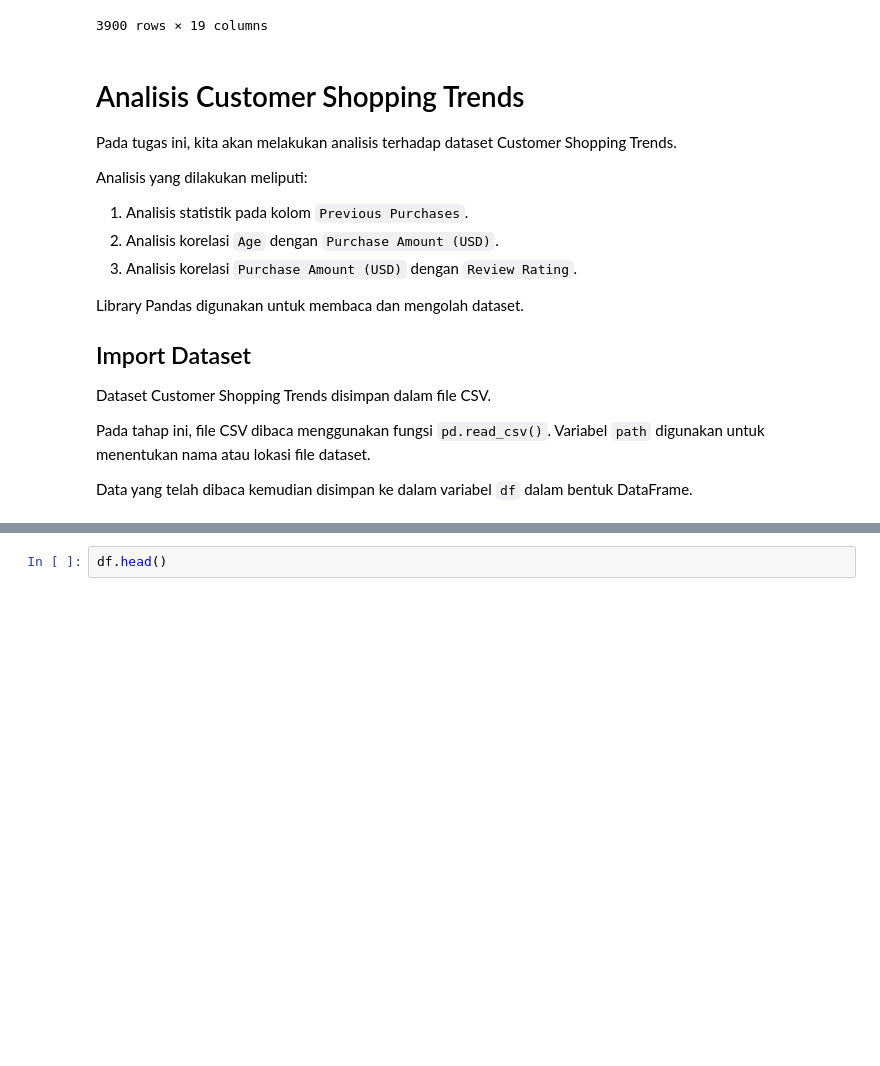
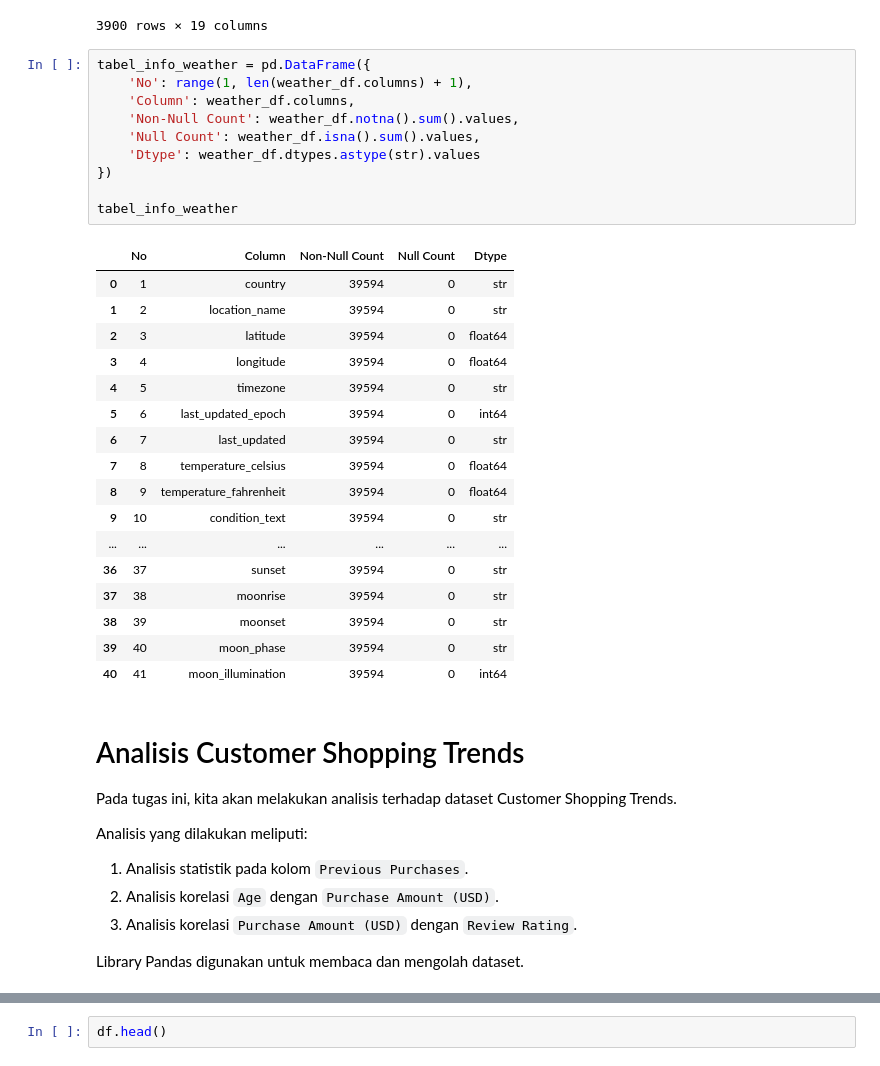
Before and after one commit to oktovaaaaa/certan, a Jupyter notebook: Certan-W2/Tugas_42324001_Oktova Samosir.ipynb, the cells around one changed output, grey strips where cells are left out. Saved outputs shown, nothing was run; the diff lists cells and outputs as text; blank space fills up the shorter version.

```diff
--- a/Certan-W2/Tugas_42324001_Oktova Samosir.ipynb
+++ b/Certan-W2/Tugas_42324001_Oktova Samosir.ipynb
@@ -22,6 +61,34 @@ df
 | 3898 | 3899 | 44 | Female | Shoes | Footwear | 77 | Minnesota | S | ... |
 | 3899 | 3900 | 52 | Female | Handbag | Accessories | 81 | California | M | ... |
 3900 rows × 19 columns
+# %%
+tabel_info_weather = pd.DataFrame({
+    'No': range(1, len(weather_df.columns) + 1),
+    'Column': weather_df.columns,
+    'Non-Null Count': weather_df.notna().sum().values,
+    'Null Count': weather_df.isna().sum().values,
+    'Dtype': weather_df.dtypes.astype(str).values
+})
+
+tabel_info_weather
+# %% [output]
+|  | No | Column | Non-Null Count | Null Count | Dtype |
+| 0 | 1 | country | 39594 | 0 | str |
+| 1 | 2 | location_name | 39594 | 0 | str |
+| 2 | 3 | latitude | 39594 | 0 | float64 |
+| 3 | 4 | longitude | 39594 | 0 | float64 |
+| 4 | 5 | timezone | 39594 | 0 | str |
+| 5 | 6 | last_updated_epoch | 39594 | 0 | int64 |
+| 6 | 7 | last_updated | 39594 | 0 | str |
+| 7 | 8 | temperature_celsius | 39594 | 0 | float64 |
+| 8 | 9 | temperature_fahrenheit | 39594 | 0 | float64 |
+| 9 | 10 | condition_text | 39594 | 0 | str |
+| ... | ... | ... | ... | ... | ... |
+| 36 | 37 | sunset | 39594 | 0 | str |
+| 37 | 38 | moonrise | 39594 | 0 | str |
+| 38 | 39 | moonset | 39594 | 0 | str |
+| 39 | 40 | moon_phase | 39594 | 0 | str |
+| 40 | 41 | moon_illumination | 39594 | 0 | int64 |
 # %% [markdown]
 # Analisis Customer Shopping Trends
 
@@ -34,13 +101,3 @@ Analisis yang dilakukan meliputi:
 3. Analisis korelasi `Purchase Amount (USD)` dengan `Review Rating`.
 
 Library Pandas digunakan untuk membaca dan mengolah dataset.
-
-## Import Dataset
-
-Dataset Customer Shopping Trends disimpan dalam file CSV.
-
-Pada tahap ini, file CSV dibaca menggunakan fungsi `pd.read_csv()`.
-Variabel `path` digunakan untuk menentukan nama atau lokasi file dataset.
-
-Data yang telah dibaca kemudian disimpan ke dalam variabel `df`
-dalam bentuk DataFrame.
```
Also changed, not shown: parts of 13 cells of this notebook.
